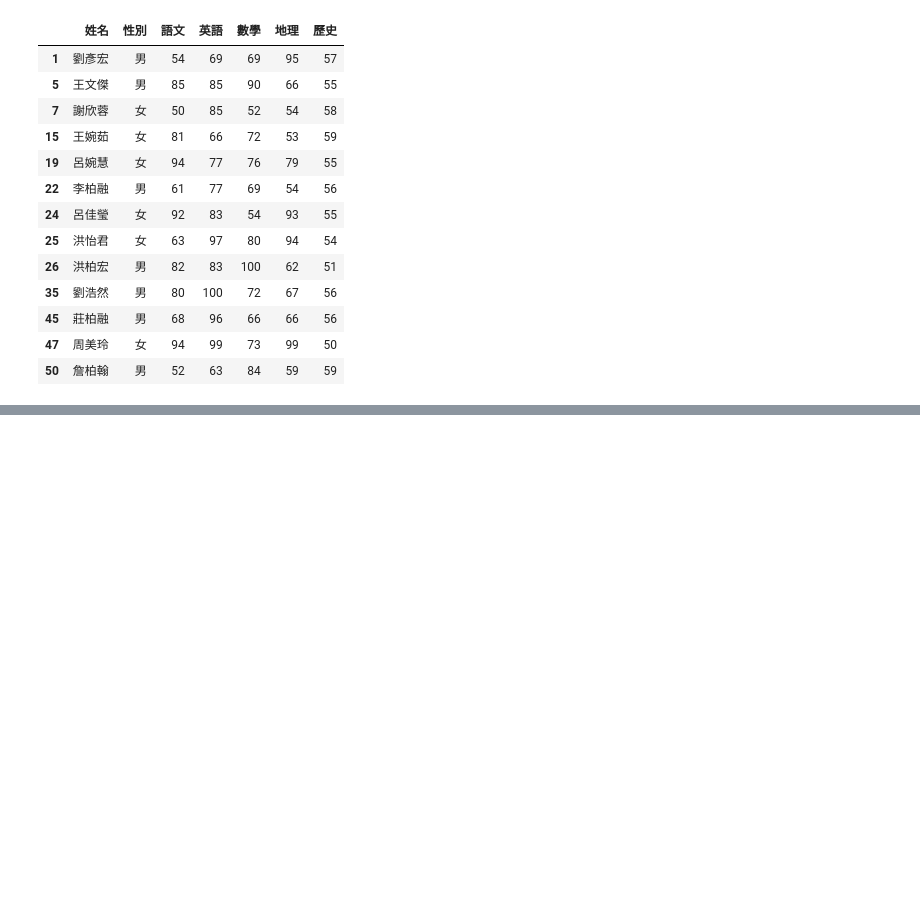
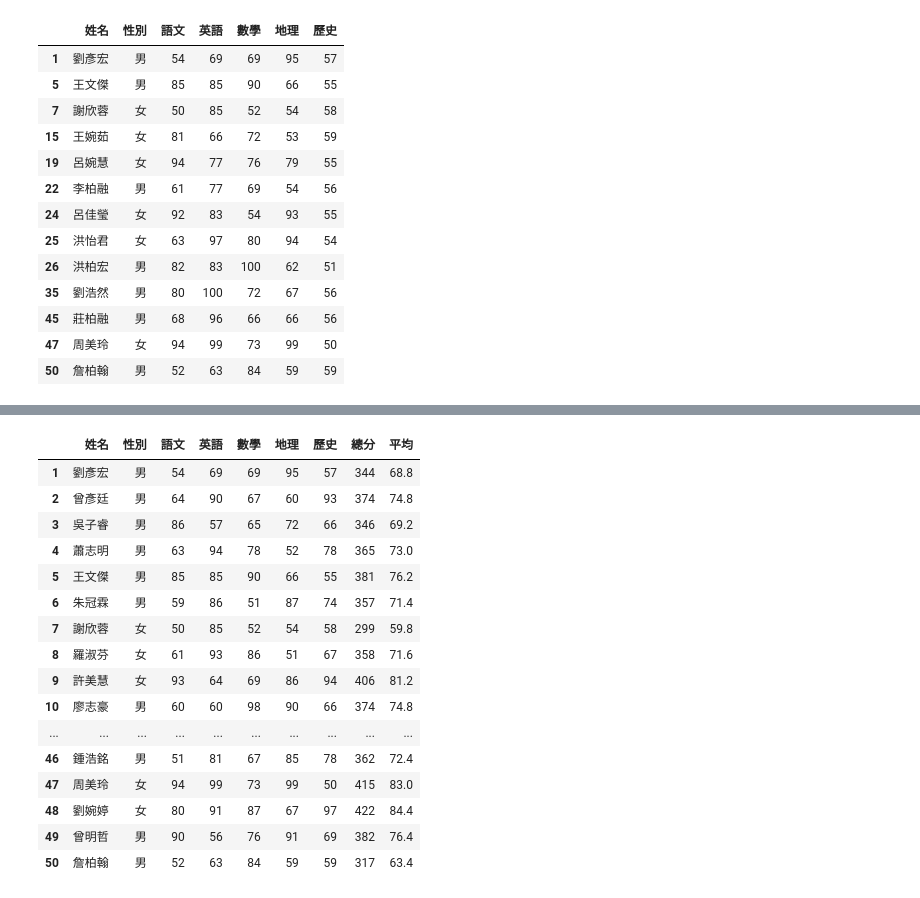
Before and after one commit to sarah-miniconda/python_2026test, a Jupyter notebook: 0718/practice1.ipynb, the cells around one changed output, grey strips where cells are left out. Saved outputs shown, nothing was run; the diff lists cells and outputs as text; code cells hidden in the pictures; blank space fills up the shorter version.

```diff
--- a/0718/practice1.ipynb
+++ b/0718/practice1.ipynb
@@ -152,0 +192,22 @@ scores_df[scores_df['歷史'] < 60]
+# %%
+scores_df['總分'] = scores_df[['語文','英語', '數學', '地理', '歷史']].sum(axis = 1)
+scores_df['平均'] = scores_df[['語文','英語', '數學', '地理', '歷史']].mean(axis = 1)
+scores_df
+# %% [output]
+|  | 姓名 | 性別 | 語文 | 英語 | 數學 | 地理 | 歷史 | 總分 | 平均 |
+| 1 | 劉彥宏 | 男 | 54 | 69 | 69 | 95 | 57 | 344 | 68.8 |
+| 2 | 曾彥廷 | 男 | 64 | 90 | 67 | 60 | 93 | 374 | 74.8 |
+| 3 | 吳子睿 | 男 | 86 | 57 | 65 | 72 | 66 | 346 | 69.2 |
+| 4 | 蕭志明 | 男 | 63 | 94 | 78 | 52 | 78 | 365 | 73.0 |
+| 5 | 王文傑 | 男 | 85 | 85 | 90 | 66 | 55 | 381 | 76.2 |
+| 6 | 朱冠霖 | 男 | 59 | 86 | 51 | 87 | 74 | 357 | 71.4 |
+| 7 | 謝欣蓉 | 女 | 50 | 85 | 52 | 54 | 58 | 299 | 59.8 |
+| 8 | 羅淑芬 | 女 | 61 | 93 | 86 | 51 | 67 | 358 | 71.6 |
+| 9 | 許美慧 | 女 | 93 | 64 | 69 | 86 | 94 | 406 | 81.2 |
+| 10 | 廖志豪 | 男 | 60 | 60 | 98 | 90 | 66 | 374 | 74.8 |
+| ... | ... | ... | ... | ... | ... | ... | ... | ... | ... |
+| 46 | 鍾浩銘 | 男 | 51 | 81 | 67 | 85 | 78 | 362 | 72.4 |
+| 47 | 周美玲 | 女 | 94 | 99 | 73 | 99 | 50 | 415 | 83.0 |
+| 48 | 劉婉婷 | 女 | 80 | 91 | 87 | 67 | 97 | 422 | 84.4 |
+| 49 | 曾明哲 | 男 | 90 | 56 | 76 | 91 | 69 | 382 | 76.4 |
+| 50 | 詹柏翰 | 男 | 52 | 63 | 84 | 59 | 59 | 317 | 63.4 |
```
Also changed, not shown: parts of 5 cells of this notebook.
